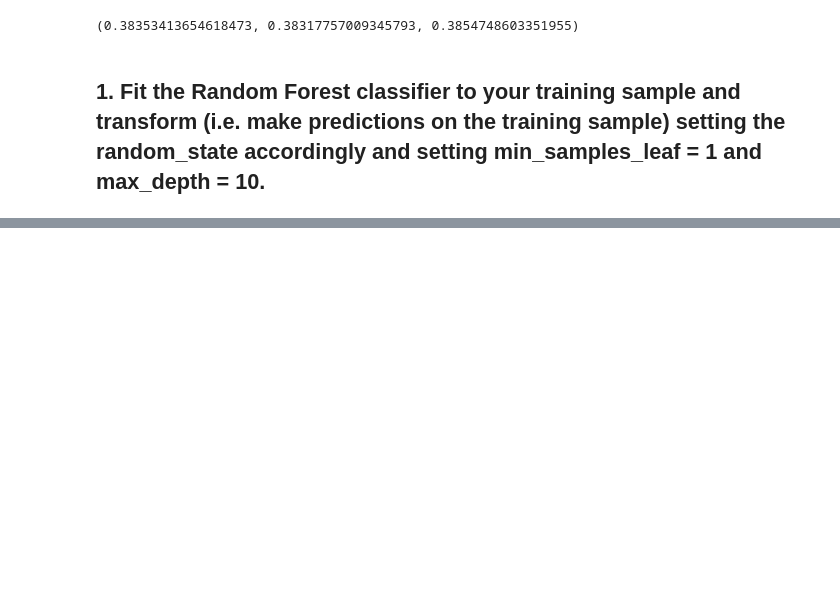
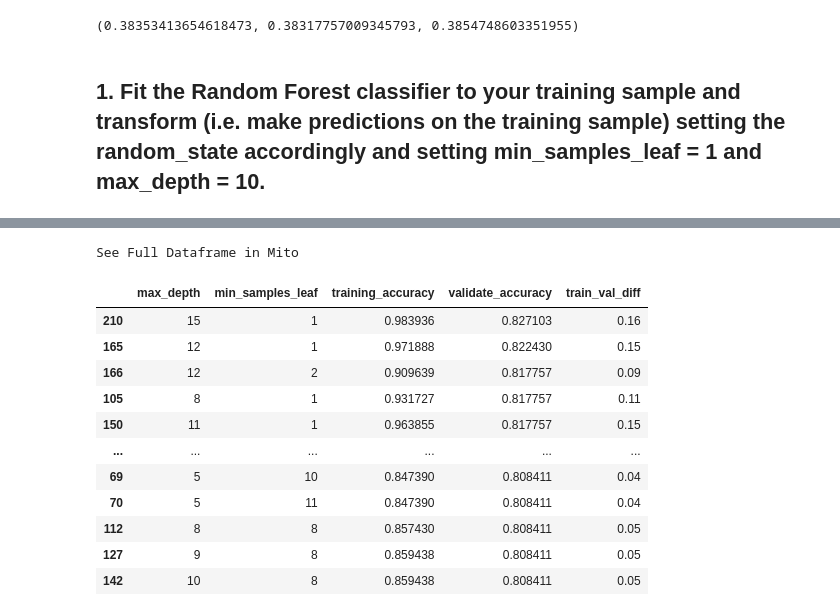
Before and after one commit to fred-lindsey/classification_exercises, a Jupyter notebook: model.ipynb, the cells around one changed output, grey strips where cells are left out. Saved outputs shown, nothing was run; the diff lists cells and outputs as text; code cells hidden in the pictures; blank space fills up the shorter version.

```diff
--- a/model.ipynb
+++ b/model.ipynb
@@ -1345,0 +1403,17 @@ Validate Set Accuracy: 0.8084112149532711
+# %%
+#prioritizing validate accuracy
+df.sort_values(['validate_accuracy', 'train_val_diff'], ascending=[False, True]).head(20)
+# %% [output]
+See Full Dataframe in Mito
+|  | max_depth | min_samples_leaf | training_accuracy | validate_accuracy | train_val_diff |
+| 210 | 15 | 1 | 0.983936 | 0.827103 | 0.16 |
+| 165 | 12 | 1 | 0.971888 | 0.822430 | 0.15 |
+| 166 | 12 | 2 | 0.909639 | 0.817757 | 0.09 |
+| 105 | 8 | 1 | 0.931727 | 0.817757 | 0.11 |
+| 150 | 11 | 1 | 0.963855 | 0.817757 | 0.15 |
+| ... | ... | ... | ... | ... | ... |
+| 69 | 5 | 10 | 0.847390 | 0.808411 | 0.04 |
+| 70 | 5 | 11 | 0.847390 | 0.808411 | 0.04 |
+| 112 | 8 | 8 | 0.857430 | 0.808411 | 0.05 |
+| 127 | 9 | 8 | 0.859438 | 0.808411 | 0.05 |
+| 142 | 10 | 8 | 0.859438 | 0.808411 | 0.05 |
```
Also changed, not shown: parts of 29 cells of this notebook, 1 other file.
